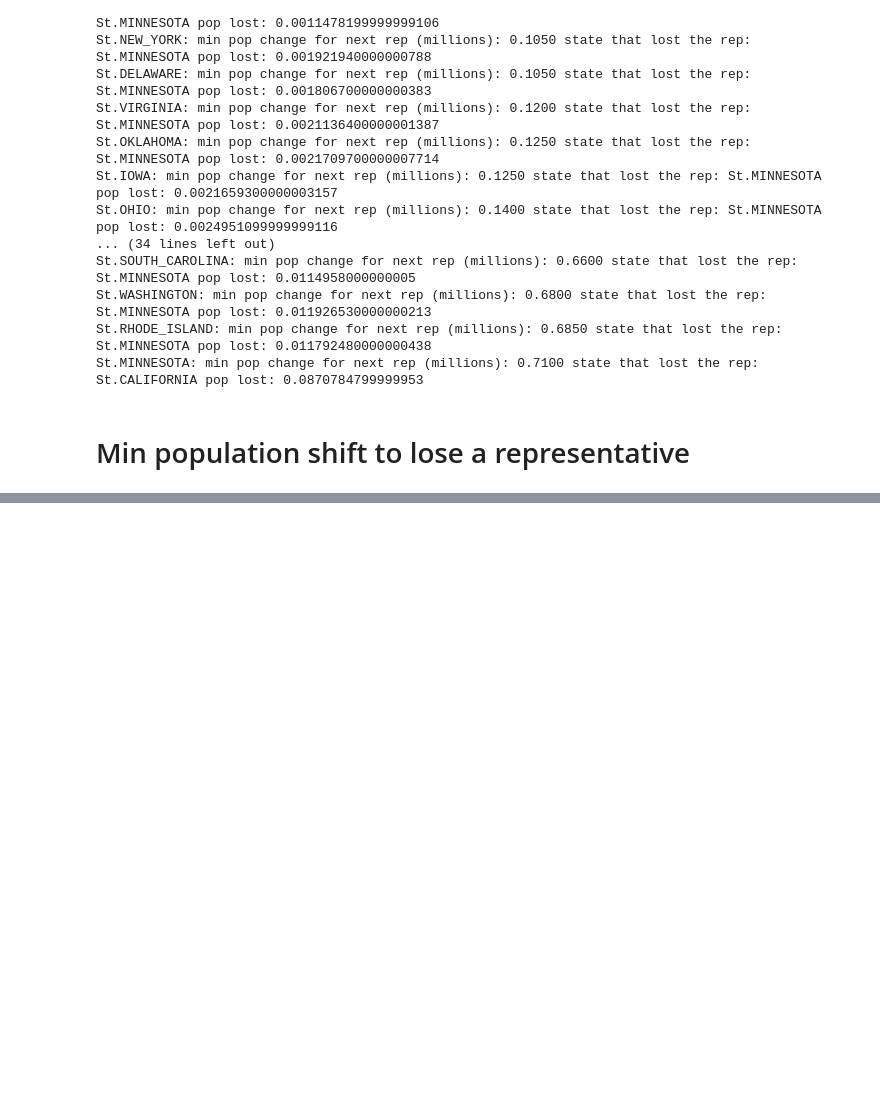
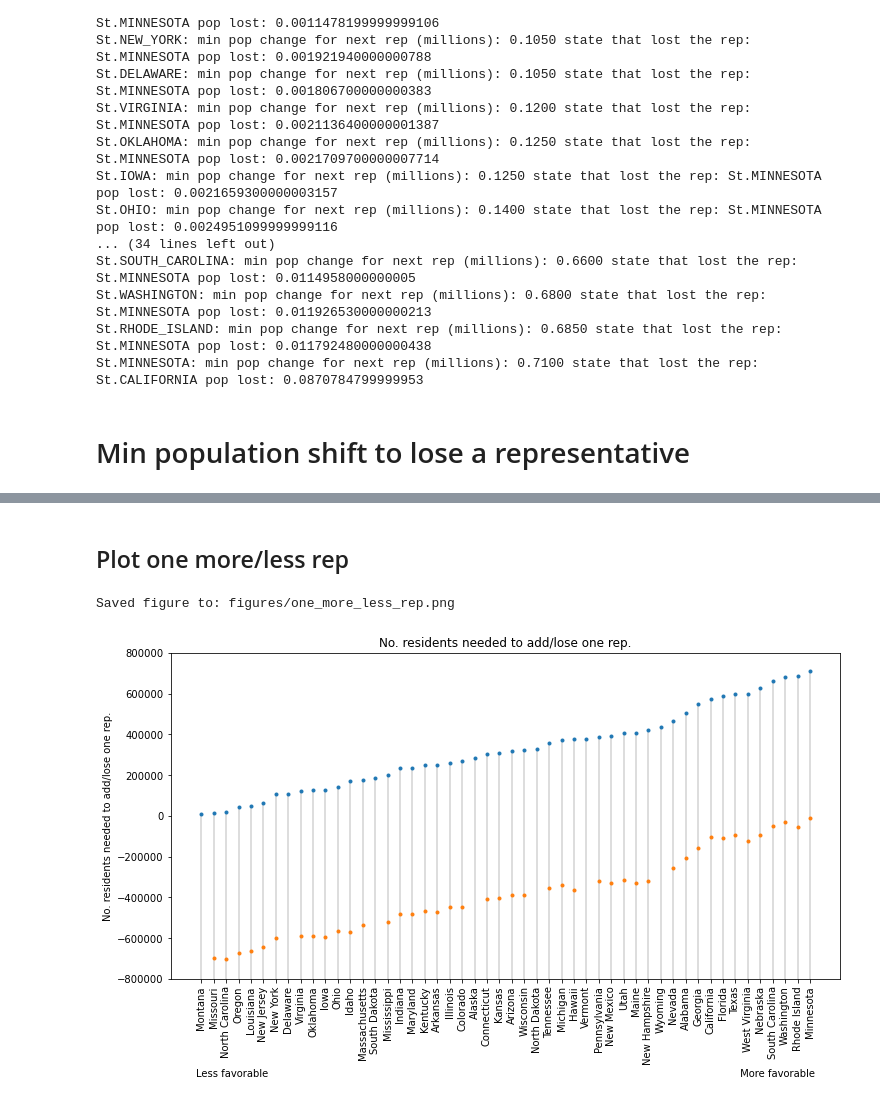
Before and after one commit to smrfeld/house-of-reps, a Jupyter notebook: notebooks/analyze.ipynb, the cells around one changed output, grey strips where cells are left out. Drawn from its saved outputs; the diff is of its cells as text; code cells hidden in the pictures; blank space fills up the shorter version.

```diff
--- a/notebooks/analyze.ipynb
+++ b/notebooks/analyze.ipynb
@@ -140,17 +255,0 @@ Calculating for: St.WYOMING
-# %%
-house = HouseOfReps()
-
-# Population to add to the state, detracted from the rest of the USA
-pops_lost_millions = list(-0.005*np.arange(0,201))
-
-# For exporting data
-if not os.path.isdir('analyze_data/population_lost_2010'):
-    os.mkdir('analyze_data/population_lost_2010')
-
-for st in St:
-    print("Calculating for: %s" % st)
-
-    no_reps_assigned = calculate_no_reps_assigned(house,pops_lost_millions)
-
-    # Export data
-    write_csv('analyze_data/population_lost_2010/%s.csv' % st.value, pops_lost_millions, no_reps_assigned)
@@ -315,0 +416,37 @@ write_csv_rep("analyze_data/one_less_rep.csv", header, min_pop_changes_for_losin
+# %% [markdown]
+## Plot one more/less rep
+# %%
+df_less = pd.read_csv('analyze_data/one_less_rep.csv')
+df_more = pd.read_csv('analyze_data/one_more_rep.csv')
+# %%
+xticks_more = df_more['state'].to_numpy()
+y_more = 1e6 * df_more['min. population change for next rep'].to_numpy()
+x_more = np.arange(0,len(xticks_more))
+
+map_st_to_idx = {}
+for i in range(0,len(xticks_more)):
+    map_st_to_idx[xticks_more[i]] = x_more[i]
+
+xticks_less = df_less['state'].to_numpy()
+y_less = 1e6 * df_less['min. population change for losing rep'].to_numpy()
+x_less = [ map_st_to_idx[xtick] for xtick in xticks_less ]
+
+# plt.figure()
+# plt.plot(x_less,y_less,'.')
+# plt.xticks(x, xticxs, rotation=90)
+
+plt.figure(figsize=(12,6))
+plt.xticks(x_more, xticks_more, rotation=90)
+plt.plot(x_more,y_more,'.')
+plt.vlines(x_more, [-800000], y_more, color='lightgray')
+plt.plot(x_less,y_less,'.')
+plt.ylim(-800000,800000)
+plt.ylabel("No. residents needed to add/lose one rep.")
+plt.xlabel("Less favorable                                                                                                                                                       More favorable")
+plt.title("No. residents needed to add/lose one rep.")
+
+save_fig('one_more_less_rep.png')
+plt.show()
+# %% [output]
+Saved figure to: figures/one_more_less_rep.png
+[figure, added]
```
Also changed, not shown: parts of 20 cells of this notebook, 11 other files.
